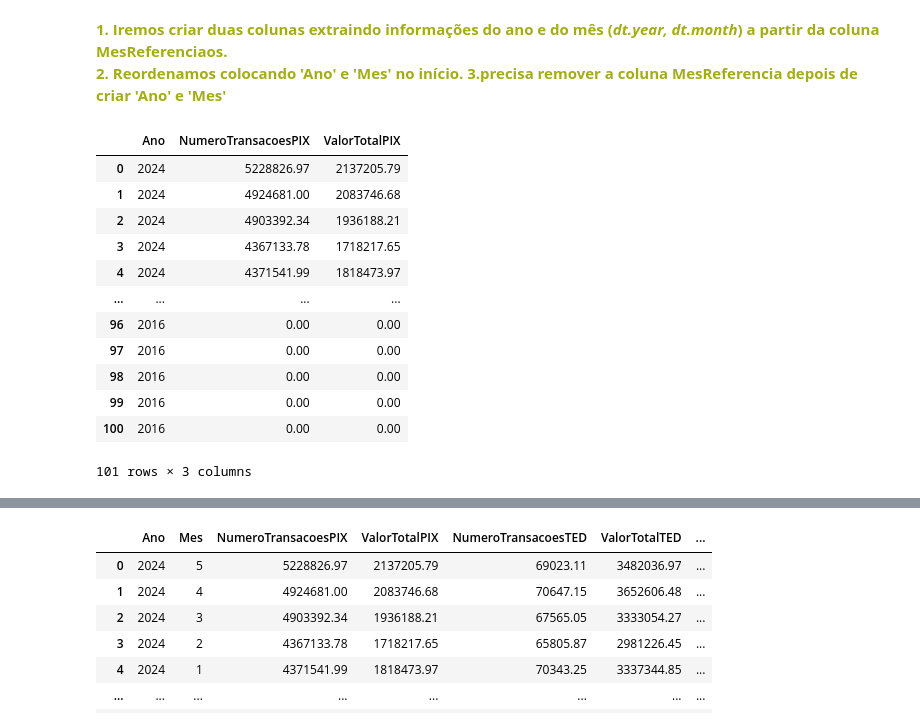
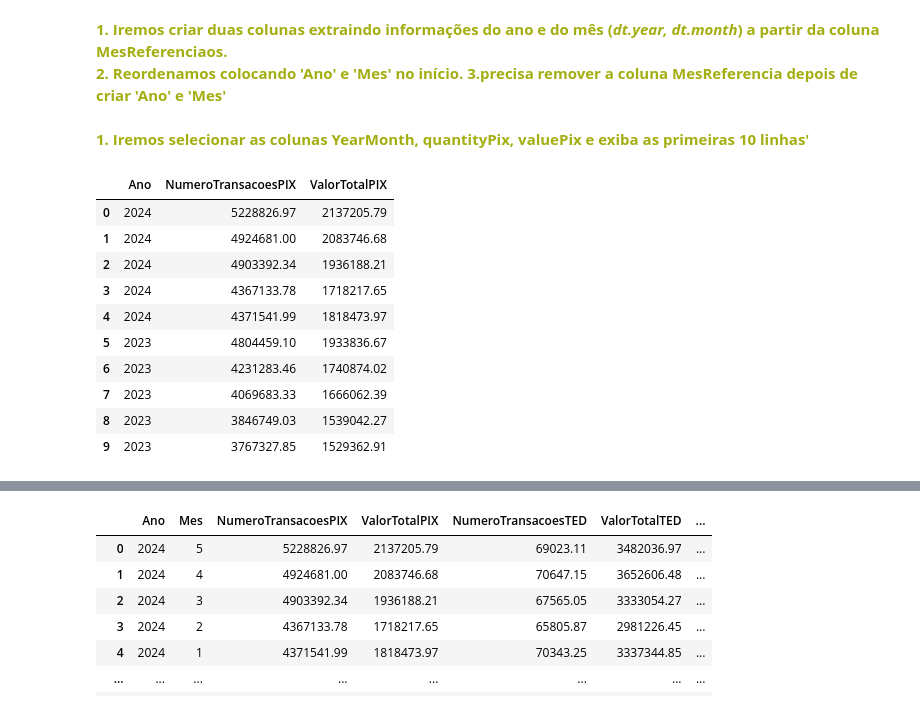
Before and after one commit to wallacee20/MetodoPagamentoBr, a Jupyter notebook: metodo_pagamento.ipynb, the cells around one changed output, grey strips where cells are left out. Saved outputs shown, nothing was run; the diff lists cells and outputs as text; code cells hidden in the pictures.

```diff
--- a/metodo_pagamento.ipynb
+++ b/metodo_pagamento.ipynb
@@ -140,7 +117,7 @@ df_backup['MesReferencia'] = pd.to_datetime(df_backup['MesReferencia'], format='
 # %% [markdown]
 **<span style="color:rgb(163, 174, 17);">1. Iremos criar duas colunas extraindo informações do ano e do mês (*dt.year, dt.month*) a partir da coluna MesReferenciaos.<br>2. Reordenamos colocando 'Ano' e 'Mes' no início. 3.precisa remover a coluna MesReferencia depois de criar 'Ano' e 'Mes'**</span>
 # %%
-df_backup['Ano'] = df_backup['MesReferencia'].dt.year
-df_backup['Mes'] = df_backup['MesReferencia'].dt.month
+df_backup['Ano'] = pd.to_datetime( df_backup['MesReferencia']).dt.year
+df_backup['Mes'] = pd.to_datetime(df_backup['MesReferencia']).dt.month
 
 df_backup = df_backup[['Ano', 'Mes'] + list(df_backup.columns[:-2])].drop('MesReferencia', axis=1)
@@ -147,16 +127,16 @@ df_backup = df_backup[['Ano', 'Mes'] + list(df_backup.columns[:-2])].drop('MesRe
+# %% [markdown]
+**<span style="color:rgb(163, 174, 17);">1. Iremos selecionar as colunas YearMonth, quantityPix, valuePix e exiba as primeiras 10 linhas'**</span>
 # %%
-df_backup[['Ano', 'NumeroTransacoesPIX', 'ValorTotalPIX']]
+df_backup[['Ano', 'NumeroTransacoesPIX', 'ValorTotalPIX']].head(10)
 # %% [output]
 |  | Ano | NumeroTransacoesPIX | ValorTotalPIX |
 | 0 | 2024 | 5228826.97 | 2137205.79 |
 | 1 | 2024 | 4924681.00 | 2083746.68 |
 | 2 | 2024 | 4903392.34 | 1936188.21 |
 | 3 | 2024 | 4367133.78 | 1718217.65 |
 | 4 | 2024 | 4371541.99 | 1818473.97 |
-| ... | ... | ... | ... |
-| 96 | 2016 | 0.00 | 0.00 |
-| 97 | 2016 | 0.00 | 0.00 |
-| 98 | 2016 | 0.00 | 0.00 |
-| 99 | 2016 | 0.00 | 0.00 |
-| 100 | 2016 | 0.00 | 0.00 |
+| 5 | 2023 | 4804459.10 | 1933836.67 |
+| 6 | 2023 | 4231283.46 | 1740874.02 |
+| 7 | 2023 | 4069683.33 | 1666062.39 |
+| 8 | 2023 | 3846749.03 | 1539042.27 |
+| 9 | 2023 | 3767327.85 | 1529362.91 |
-101 rows × 3 columns
```
Also changed, not shown: parts of 31 cells of this notebook, 1 other file.
